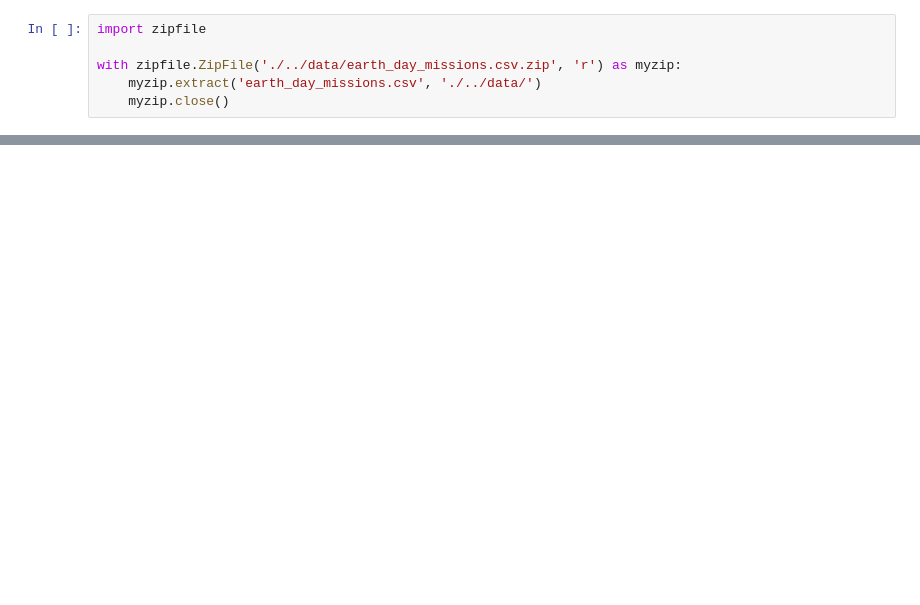
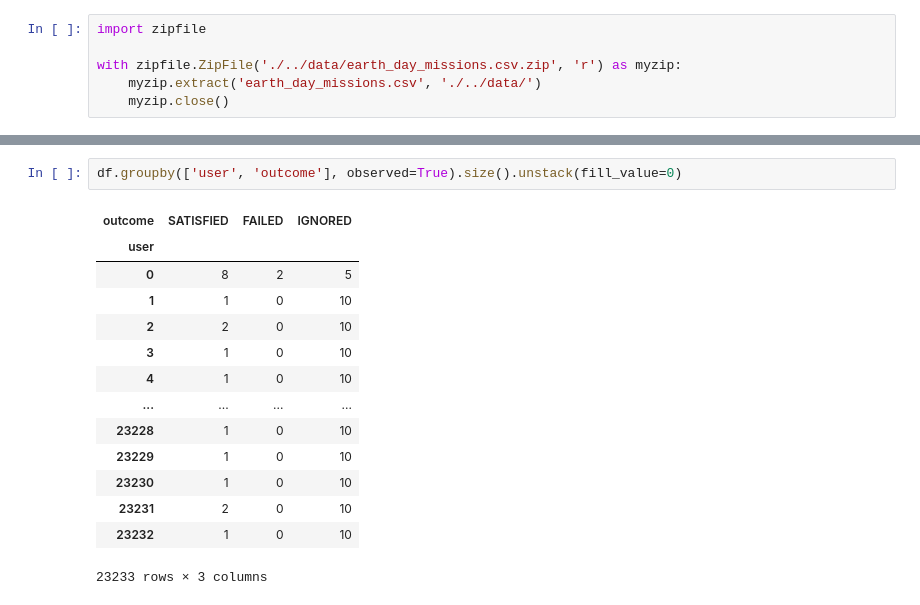
Before and after one commit to rik1599/playngo_challenge_generator, a Jupyter notebook: notebooks/EarthDay.ipynb, the cells around one changed output, grey strips where cells are left out. Drawn from its saved outputs; the diff is of its cells as text; blank space fills up the shorter version.

```diff
--- a/notebooks/EarthDay.ipynb
+++ b/notebooks/EarthDay.ipynb
@@ -78,0 +70,17 @@ plt.tight_layout()
+# %%
+df.groupby(['user', 'outcome'], observed=True).size().unstack(fill_value=0)
+# %% [output]
+| outcome | SATISFIED | FAILED | IGNORED |
+| user |  |  |  |
+| 0 | 8 | 2 | 5 |
+| 1 | 1 | 0 | 10 |
+| 2 | 2 | 0 | 10 |
+| 3 | 1 | 0 | 10 |
+| 4 | 1 | 0 | 10 |
+| ... | ... | ... | ... |
+| 23228 | 1 | 0 | 10 |
+| 23229 | 1 | 0 | 10 |
+| 23230 | 1 | 0 | 10 |
+| 23231 | 2 | 0 | 10 |
+| 23232 | 1 | 0 | 10 |
+23233 rows × 3 columns
```
Also changed, not shown: parts of 11 cells of this notebook.
